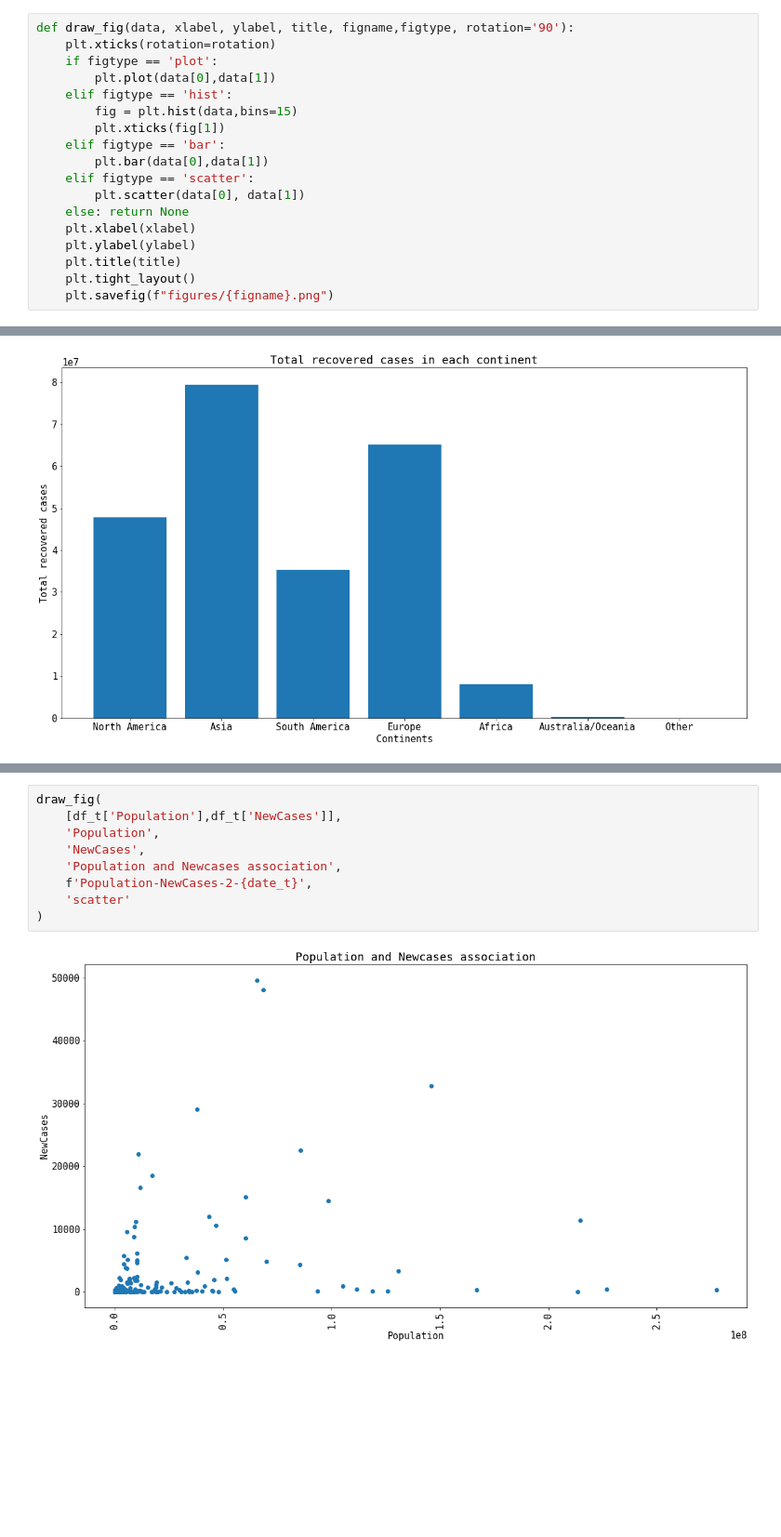
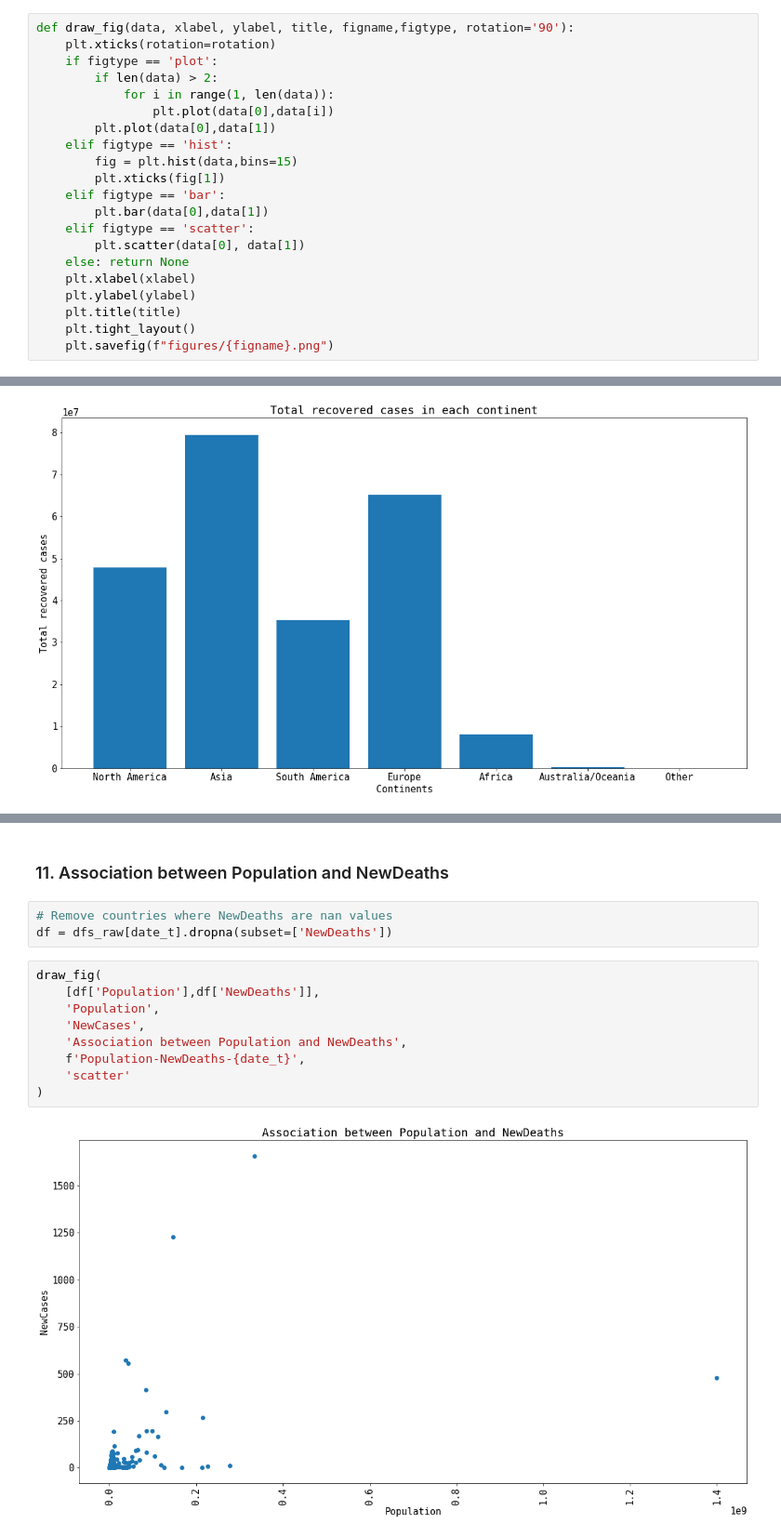
Before and after one commit to ndkhoa0704/Worldometers-explorer, a Jupyter notebook: explore.ipynb, the cells around one changed output, grey strips where cells are left out. Shown: that part at 93% size. Drawn from its saved outputs; the diff is of its cells as text; blank space fills up the shorter version.

```diff
--- a/explore.ipynb
+++ b/explore.ipynb
@@ -64,6 +66,9 @@ for df in dfs.values():
 def draw_fig(data, xlabel, ylabel, title, figname,figtype, rotation='90'):
     plt.xticks(rotation=rotation)
     if figtype == 'plot':
+        if len(data) > 2:
+            for i in range(1, len(data)):
+                plt.plot(data[0],data[i])
         plt.plot(data[0],data[1])
     elif figtype == 'hist':
         fig = plt.hist(data,bins=15)
@@ -314,11 +313,16 @@ Name: Country,Other, dtype: object
+# %% [markdown]
+### 11. Association between Population and NewDeaths
+# %%
+# Remove countries where NewDeaths are nan values
+df = dfs_raw[date_t].dropna(subset=['NewDeaths'])
 # %%
 draw_fig(
-    [df_t['Population'],df_t['NewCases']],
+    [df['Population'],df['NewDeaths']],
     'Population',
     'NewCases',
-    'Population and Newcases association',
-    f'Population-NewCases-2-{date_t}',
+    'Association between Population and NewDeaths',
+    f'Population-NewDeaths-{date_t}',
     'scatter'
 )
 # %% [output]
-[figure, old version]
+[figure, new version]
```
Also changed, not shown: parts of 28 cells of this notebook, 9 other files.
